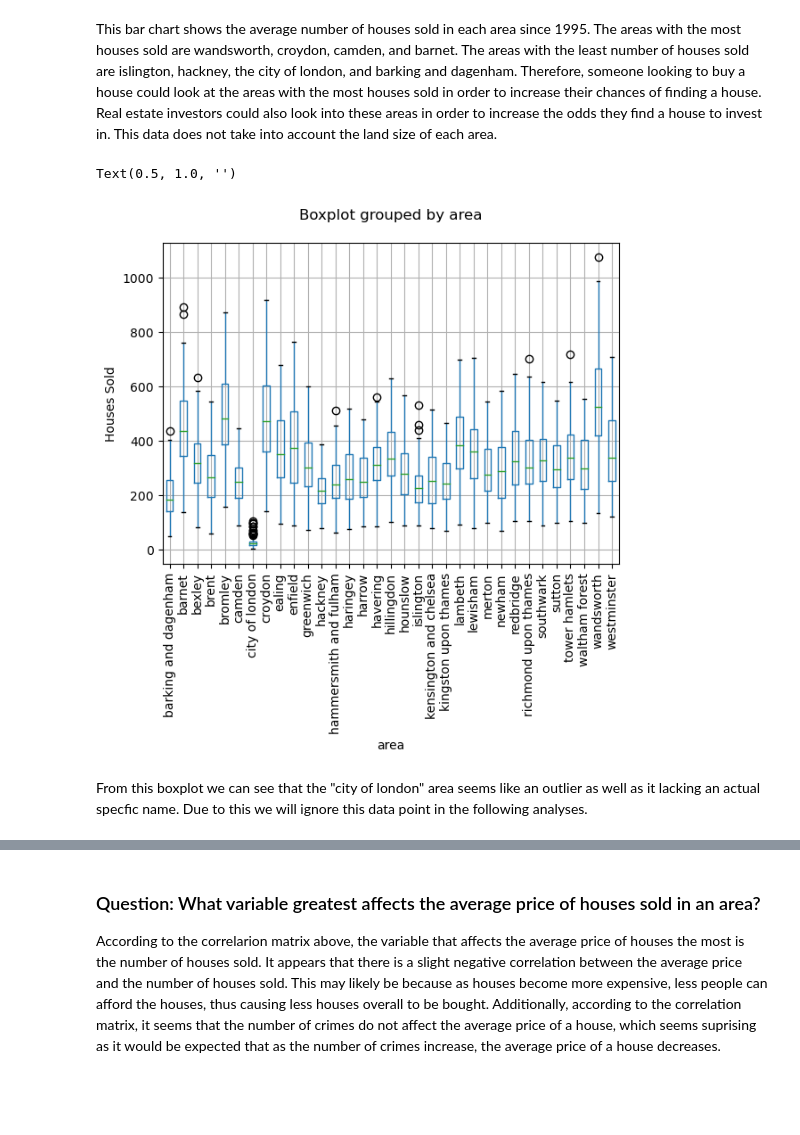
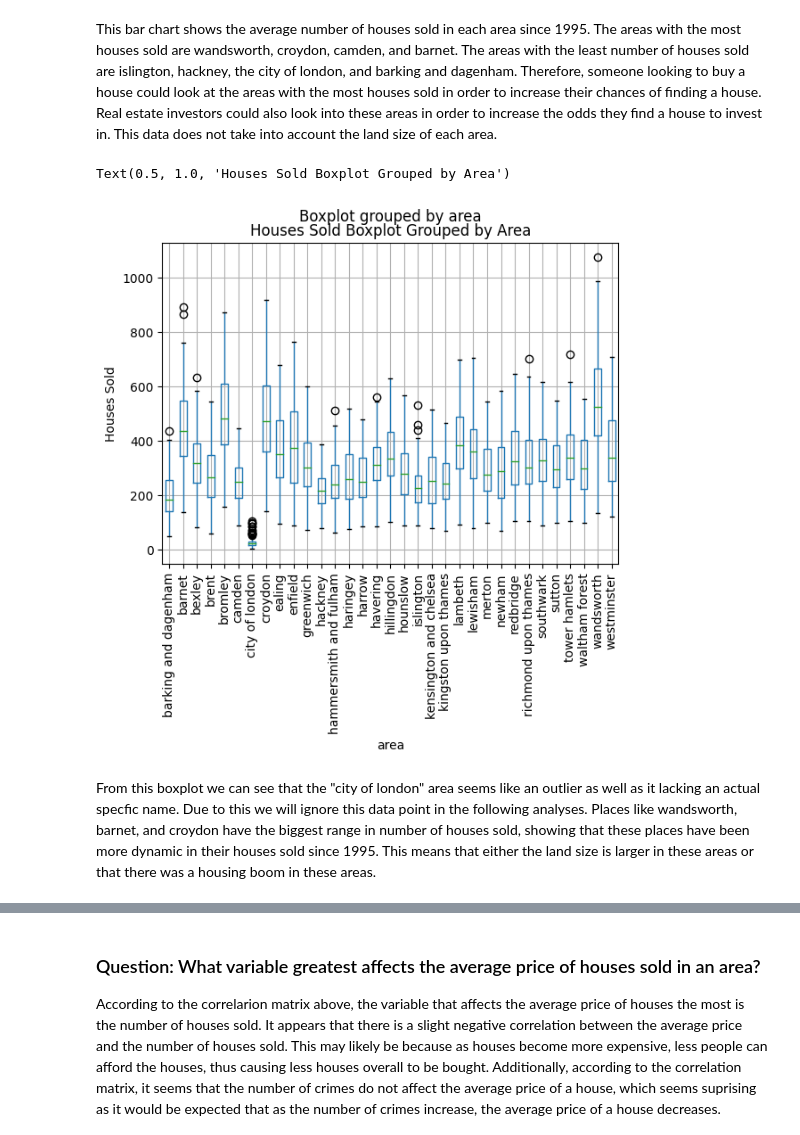
Before and after one commit to bennyandthejetss/ML_Lab1, a Jupyter notebook: Lab1.ipynb, the cells around one changed output, grey strips where cells are left out. Drawn from its saved outputs; the diff is of its cells as text; code cells hidden in the pictures; blank space fills up the shorter version.

```diff
--- a/Lab1.ipynb
+++ b/Lab1.ipynb
@@ -208,14 +208,14 @@ This bar chart shows the average number of houses sold in each area since 1995.
 # %%
 ax = df_imputed_sic.boxplot(column='houses_sold', by = 'area') # group by class
 plt.ylabel('Houses Sold')
 plt.xticks(rotation=90)
-plt.title('')
+plt.title('Houses Sold Boxplot Grouped by Area')
 #ax.set_yscale('log')
 # %% [output]
-Text(0.5, 1.0, '')
+Text(0.5, 1.0, 'Houses Sold Boxplot Grouped by Area')
-[figure, old version]
+[figure, new version]
 # %% [markdown]
-From this boxplot we can see that the "city of london" area seems like an outlier as well as it lacking an actual specfic name. Due to this we will ignore this data point in the following analyses.
+From this boxplot we can see that the "city of london" area seems like an outlier as well as it lacking an actual specfic name. Due to this we will ignore this data point in the following analyses. Places like wandsworth, barnet, and croydon have the biggest range in number of houses sold, showing that these places have been more dynamic in their houses sold since 1995. This means that either the land size is larger in these areas or that there was a housing boom in these areas.
 # %%
 # Remove "city of london" data
 df_imputed_sic = df_imputed_sic.loc[df["area"] != "city of london" ]
```
Also changed, not shown: parts of 10 cells of this notebook.
